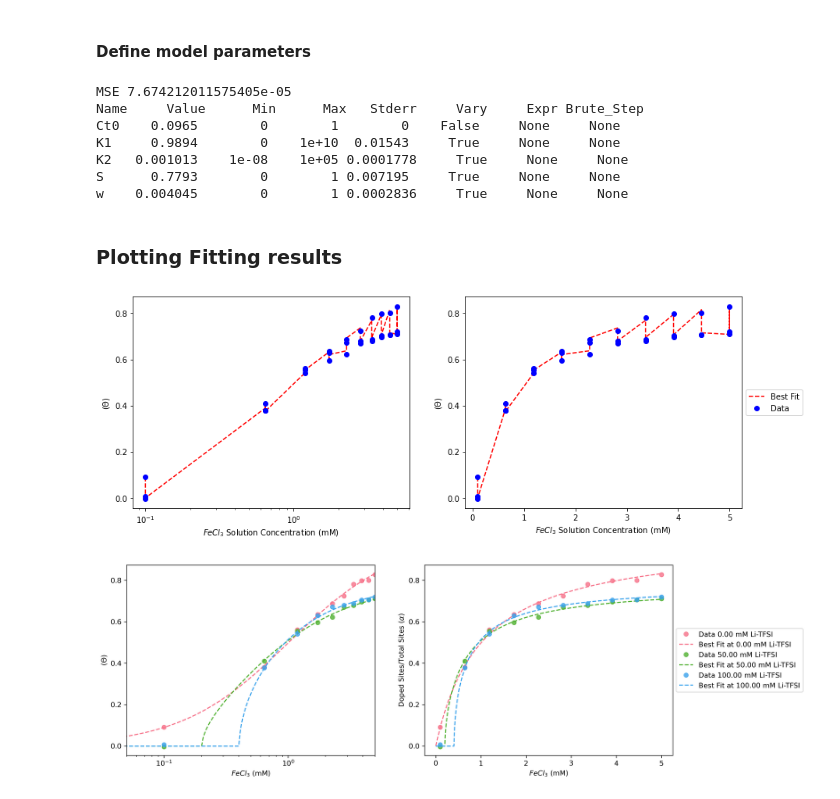
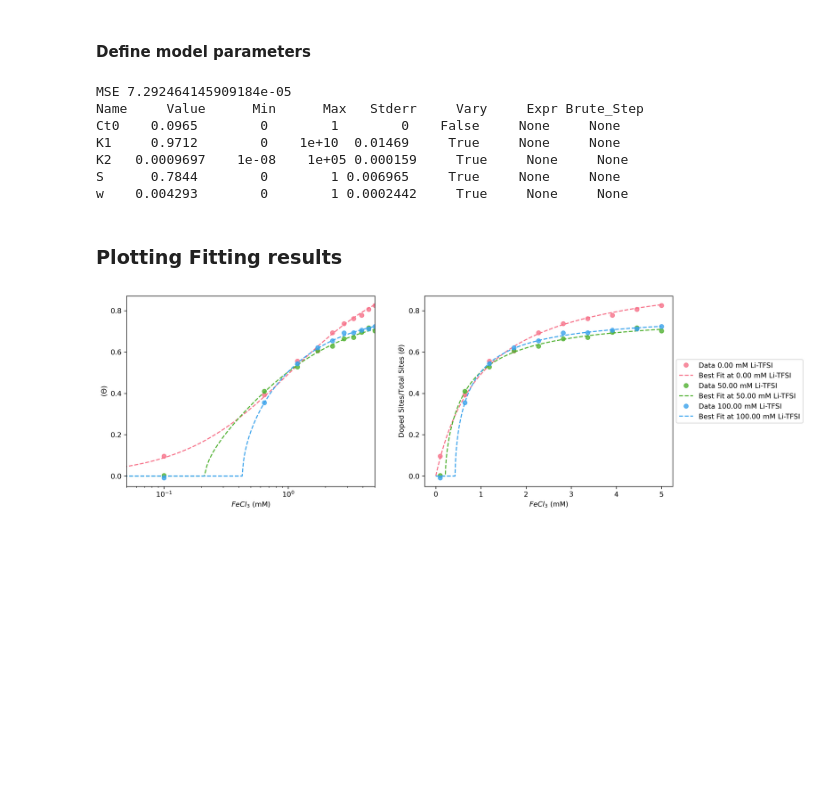
Before and after one commit to kul-group/Anion-Exchange-Doping-Isotherms, a Jupyter notebook: Isotherm_simulation_and_fitting_script.ipynb, the cells around one changed output. Cells and saved outputs as stored; diff of their text form; code cells hidden in the pictures; blank space fills up the shorter version.

```diff
--- a/Isotherm_simulation_and_fitting_script.ipynb
+++ b/Isotherm_simulation_and_fitting_script.ipynb
@@ -125,7 +125,7 @@ y = D[:,0]
 param_vals = [KI, KII, w, Ct0, S] #this generates data for all points in the curve
 
 #plotting data we need to use a different function that isn't log loss
-plot_data_and_fit_nonclosed(D[:,1], D[:,2], y, calc_theta, param_vals, title='')
+#plot_data_and_fit_nonclosed(D[:,1], D[:,2], y, calc_theta, param_vals, title='')
 
 plot_halotherms(X, y, calc_theta, param_vals, title='')
 # %% [output]
@@ -155,23 +154,22 @@ mse = calc_mse(y, y_pred)
 print(f"MSE {mse}")
 fit_result.params.pretty_print()
 # %% [output]
-MSE 7.674212011575405e-05
+MSE 7.292464145909184e-05
 Name     Value      Min      Max   Stderr     Vary     Expr Brute_Step
 Ct0    0.0965        0        1        0    False     None     None
-K1     0.9894        0    1e+10  0.01543     True     None     None
-K2   0.001013    1e-08    1e+05 0.0001778     True     None     None
-S      0.7793        0        1 0.007195     True     None     None
-w    0.004045        0        1 0.0002836     True     None     None
+K1     0.9712        0    1e+10  0.01469     True     None     None
+K2   0.0009697    1e-08    1e+05 0.000159     True     None     None
+S      0.7844        0        1 0.006965     True     None     None
+w    0.004293        0        1 0.0002442     True     None     None
 # %% [markdown]
 ### Plotting Fitting results
 # %%
 param_vals = [] #this generates data for all points in the curve
 for key,val in fit_result.params.items():
     param_vals.append(val.value)
 #plotting data we need to use a different function that isn't log loss
-plot_data_and_fit_nonclosed(D[:,1], D[:,2], y, calc_theta, param_vals, title='')
+#plot_data_and_fit_nonclosed(D[:,1], D[:,2], y, calc_theta, param_vals, title='')
 
 plot_halotherms(X, y, calc_theta, param_vals, title='')
 # %% [output]
-[figure, old version]
+[figure, new version]
-[figure, removed]
```
Also changed, not shown: parts of 2 cells of this notebook, 1 other file.
